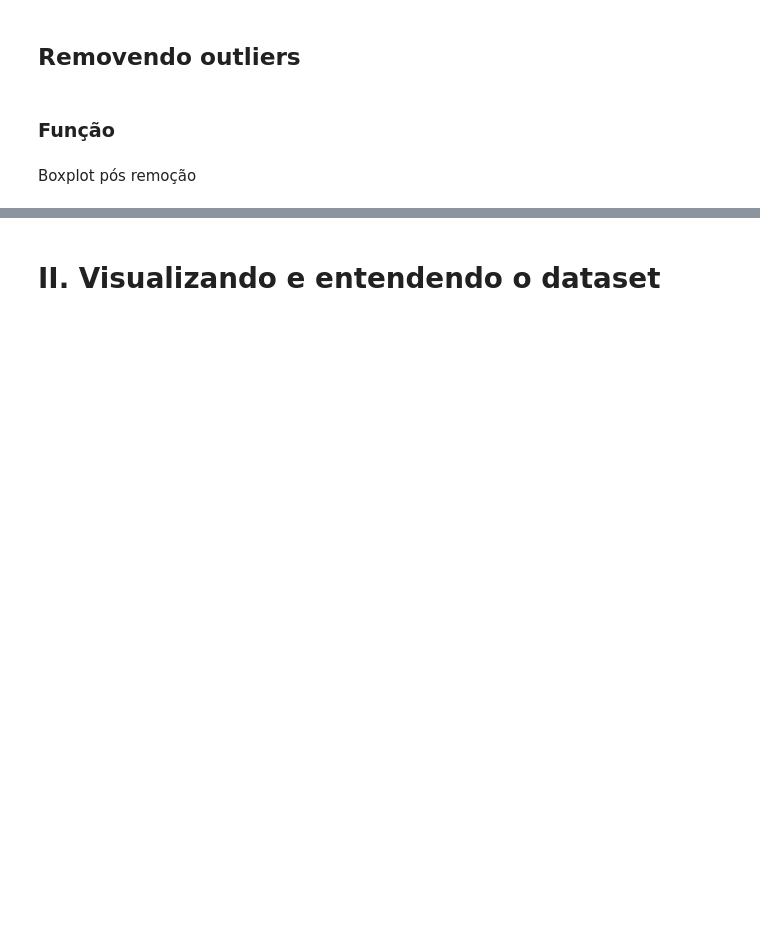
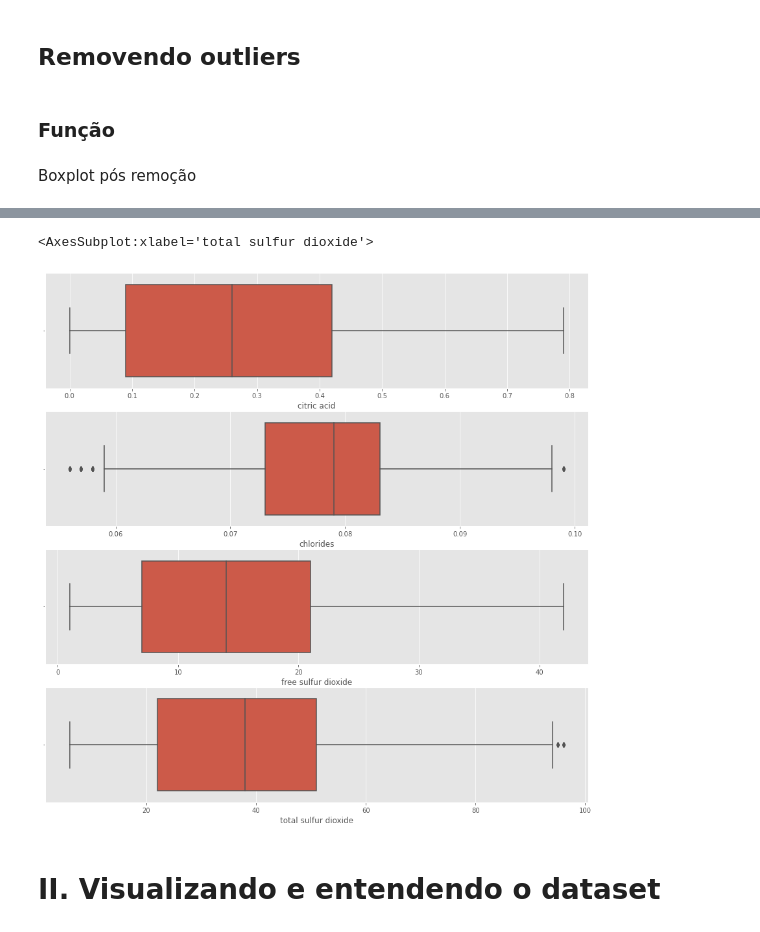
Before and after one commit to Motta99/Python, a Jupyter notebook: Machine Learning/vinhos.ipynb, the cells around one changed output, grey strips where cells are left out. Cells and saved outputs as stored; diff of their text form; code cells hidden in the pictures; blank space fills up the shorter version.

```diff
--- a/Machine Learning/vinhos.ipynb
+++ b/Machine Learning/vinhos.ipynb
@@ -82,3 +137,13 @@ Boxplot pós remoção
+# %%
+fig, a = plt.subplots(4, figsize=(15,15))
+
+sns.boxplot(x= df["citric acid"], ax = a[0])
+sns.boxplot(x= df["chlorides"], ax = a[1])
+sns.boxplot(x= df["free sulfur dioxide"], ax = a[2])
+sns.boxplot(x= df["total sulfur dioxide"], ax = a[3])
+# %% [output]
+<AxesSubplot:xlabel='total sulfur dioxide'>
+[figure, added]
 # %% [markdown]
 # II. Visualizando e entendendo o dataset
 # %%
```
Also changed, not shown: parts of 27 cells of this notebook.
